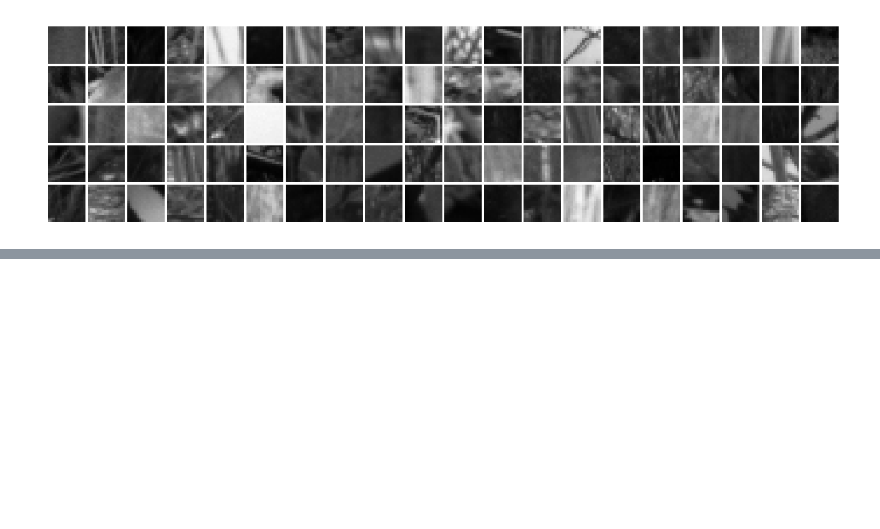
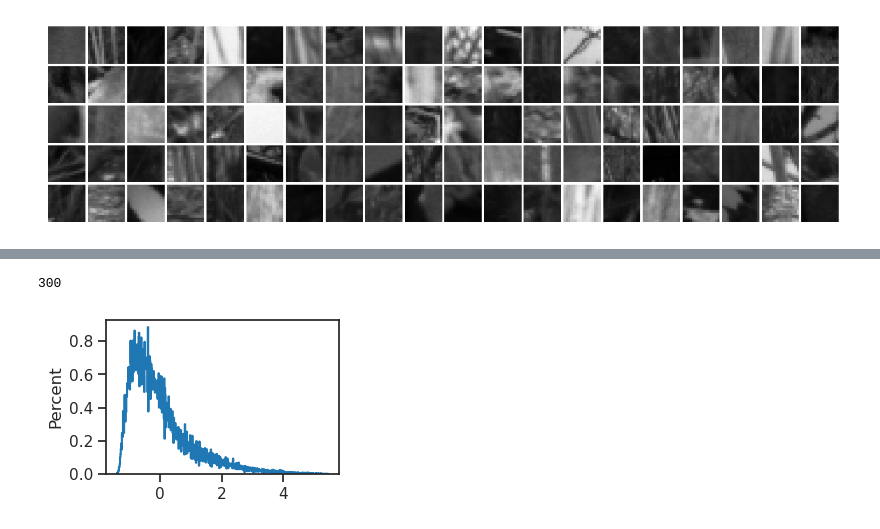
Before and after one commit to hadivafaii/jb-vae, a Jupyter notebook: _sources/nb/2024-10/12_vh16-mlp-nowhiten.ipynb, the cells around one changed output, grey strips where cells are left out. Drawn from its saved outputs; the diff is of its cells as text; code cells hidden in the pictures; blank space fills up the shorter version.

```diff
--- a/_sources/nb/2024-10/12_vh16-mlp-nowhiten.ipynb
+++ b/_sources/nb/2024-10/12_vh16-mlp-nowhiten.ipynb
@@ -76,2 +95,21 @@ tr.train()
+# %%
+tr, meta = load_model(
+    'poisson_vH16_t-16_z-[512]_<jacob|lin>',
+    'b200-ep300-lr(0.002)_beta(6:0x0.1)_temp(0.05:lin-0.5)_gr(500)_(2024_10_12,19:06)',
+    device=device,
+)
+meta['checkpoint']
+# %% [output]
+300
+# %%
+x = tr.dl_trn.dataset.tensors[0]
+mu, sd = torch.mean(x), torch.std(x)
+
+tr.dl_trn.dataset.tensors = ((tr.dl_trn.dataset.tensors[0] - mu) / sd, )
+tr.dl_vld.dataset.tensors = ((tr.dl_vld.dataset.tensors[0] - mu) / sd, )
+
+_ = histplot(tr.dl_vld.dataset.tensors[0].ravel(), stat='percent')
+# %% [output]
+[figure, added]
 # %%
 log_rate = tonp(tr.model.layer.log_rate.squeeze())
```
Also changed, not shown: parts of 10 cells of this notebook, 34 other files.
